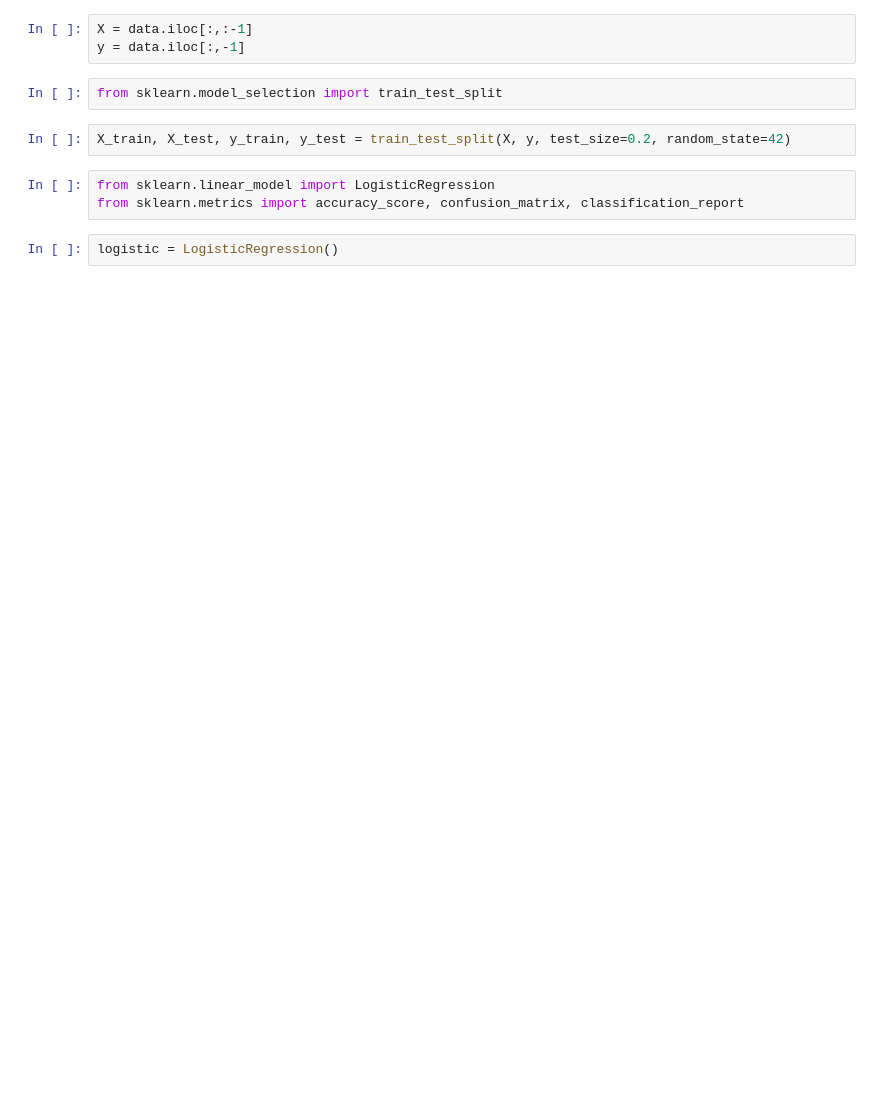
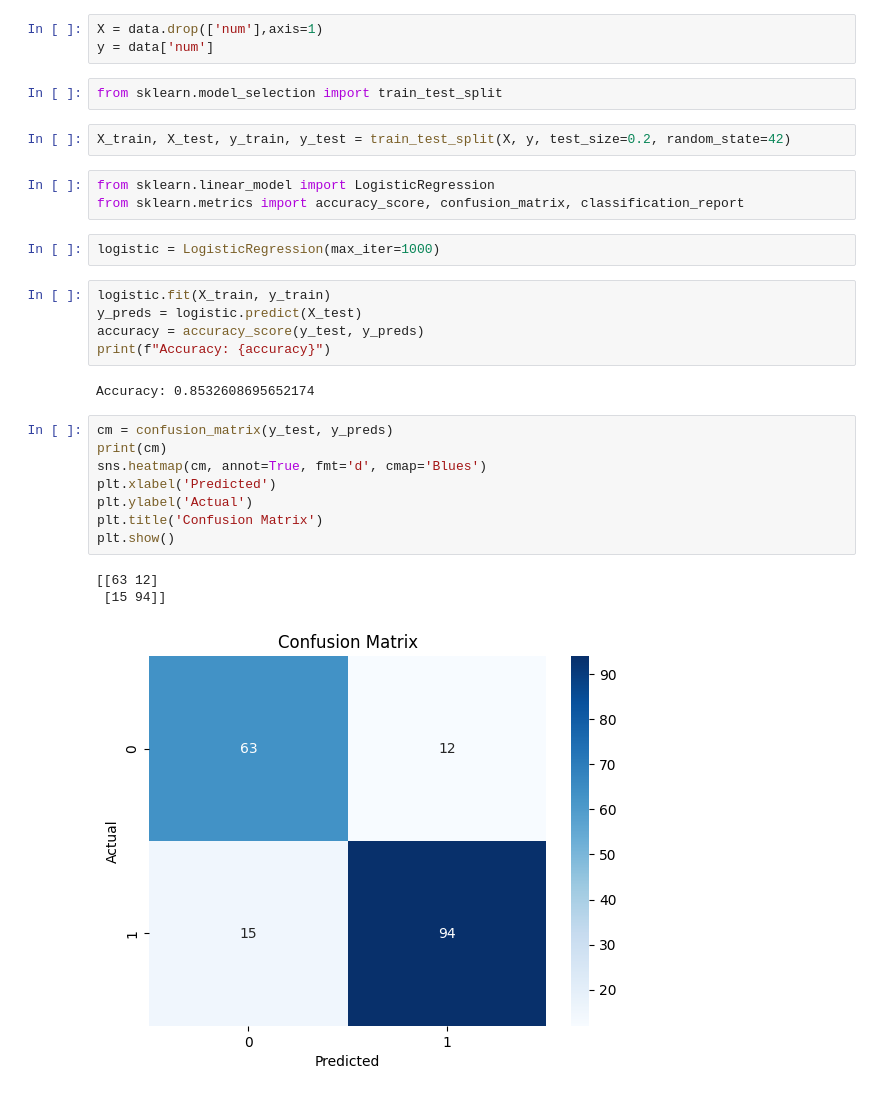
Before and after one commit to chanu0073/Heart-Disease-Detection-Research-ML-Project, a Jupyter notebook: Heart_Disease_ML_Project.ipynb, the cells around one changed output. Cells and saved outputs as stored; diff of their text form; blank space fills up the shorter version.

Commit message:
Built Logistic Regression Model

```diff
--- a/Heart_Disease_ML_Project.ipynb
+++ b/Heart_Disease_ML_Project.ipynb
@@ -899,6 +899,6 @@ data[numerical_cols].agg(['mean', 'std'])
 # %%
-X = data.iloc[:,:-1]
-y = data.iloc[:,-1]
+X = data.drop(['num'],axis=1)
+y = data['num']
 # %%
 from sklearn.model_selection import train_test_split
 # %%
@@ -907,4 +907,23 @@ X_train, X_test, y_train, y_test = train_test_split(X, y, test_size=0.2, random_
 from sklearn.linear_model import LogisticRegression
 from sklearn.metrics import accuracy_score, confusion_matrix, classification_report
 # %%
-logistic = LogisticRegression()
+logistic = LogisticRegression(max_iter=1000)
+# %%
+logistic.fit(X_train, y_train)
+y_preds = logistic.predict(X_test)
+accuracy = accuracy_score(y_test, y_preds)
+print(f"Accuracy: {accuracy}")
+# %% [output]
+Accuracy: 0.8532608695652174
+# %%
+cm = confusion_matrix(y_test, y_preds)
+print(cm)
+sns.heatmap(cm, annot=True, fmt='d', cmap='Blues')
+plt.xlabel('Predicted')
+plt.ylabel('Actual')
+plt.title('Confusion Matrix')
+plt.show()
+# %% [output]
+[[63 12]
+ [15 94]]
+[figure, added]
```
Also changed, not shown: parts of 4 cells of this notebook.
